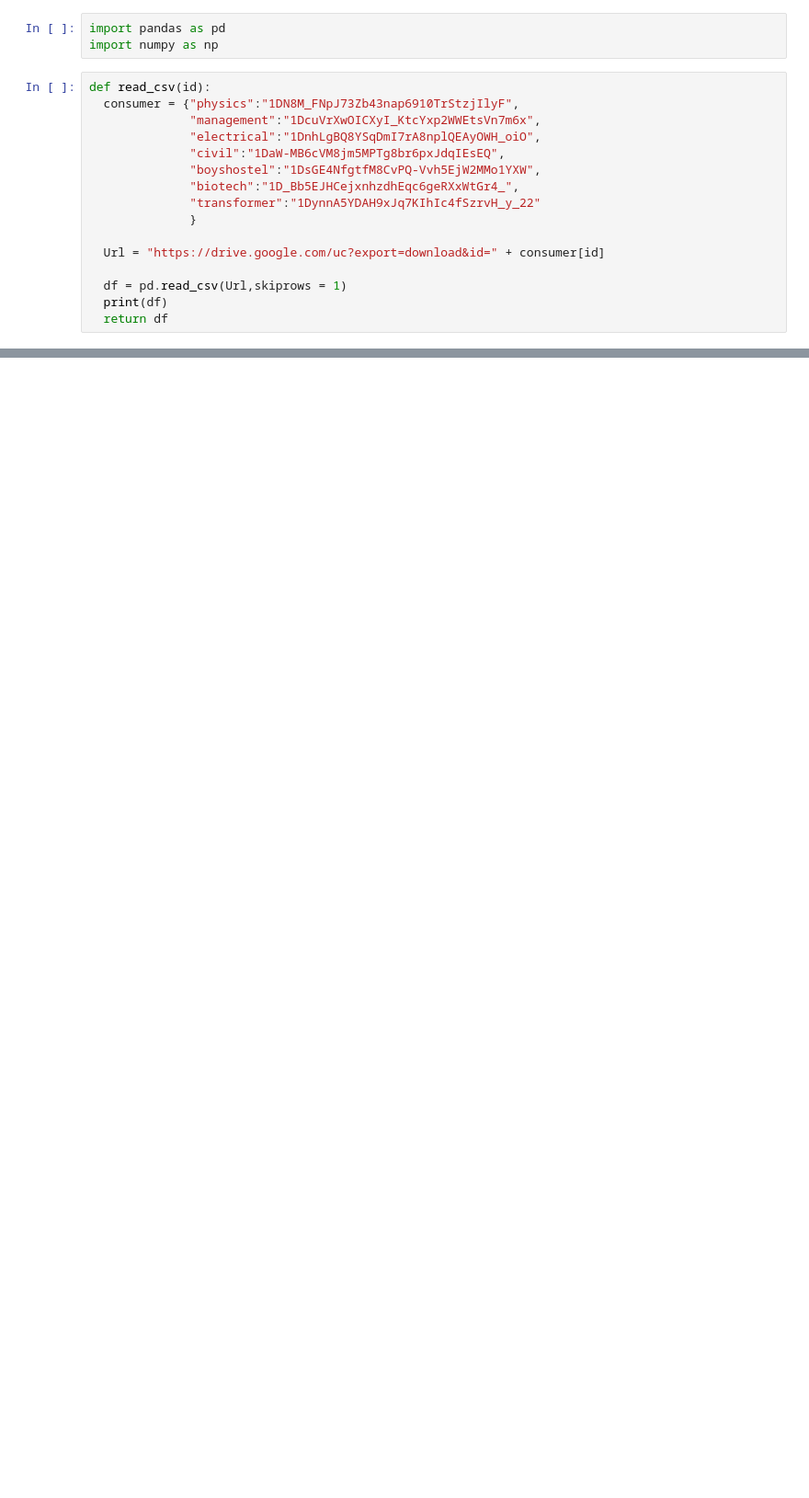
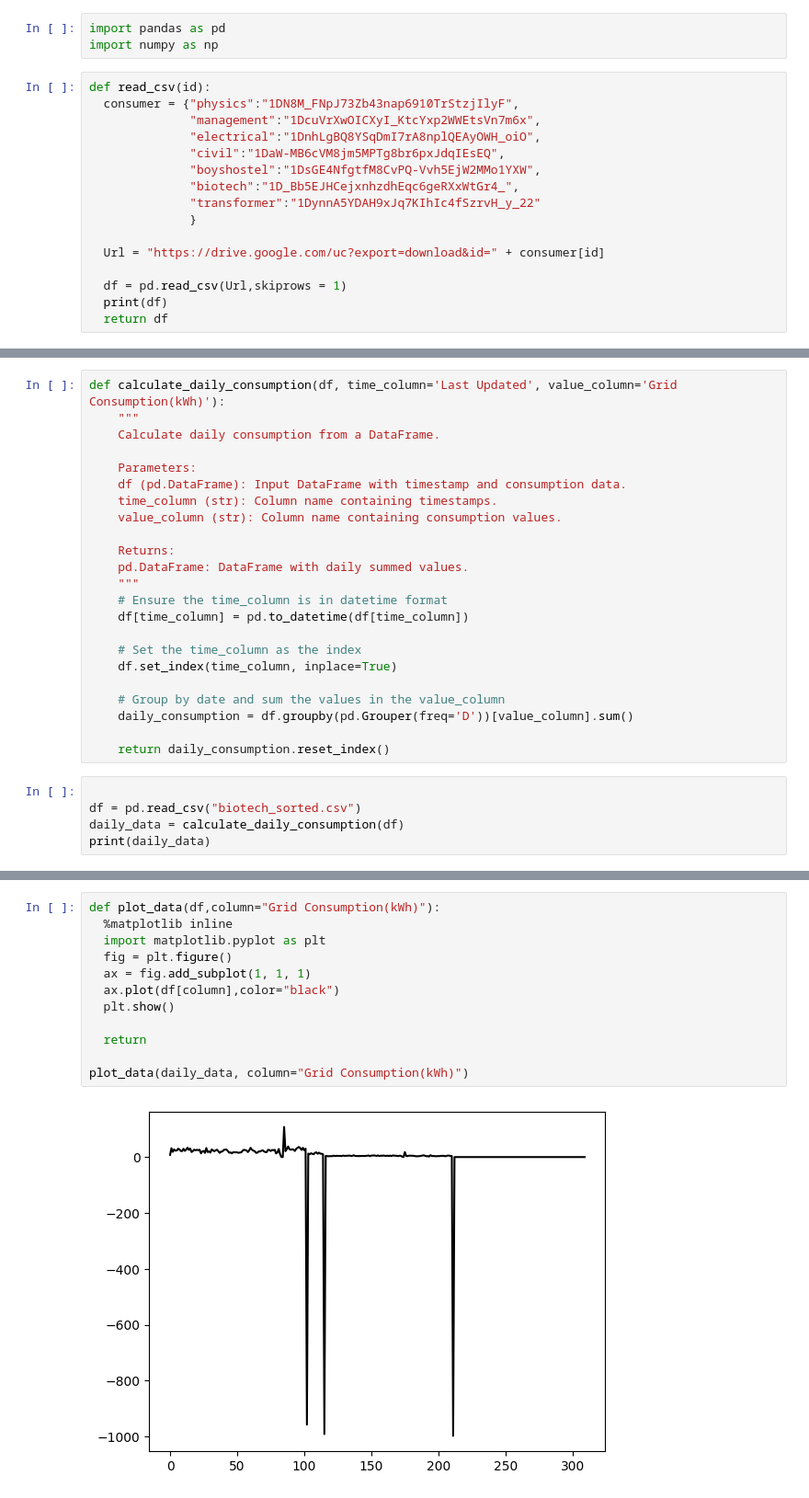
Before and after one commit to EnDFLab/EMCS_Project, a Jupyter notebook: smart_meter_data_analytics.ipynb, the cells around one changed output, grey strips where cells are left out. Shown at 92% size. Cells and saved outputs as stored; diff of their text form; blank space fills up the shorter version.

```diff
--- a/smart_meter_data_analytics.ipynb
+++ b/smart_meter_data_analytics.ipynb
@@ -118,0 +100,28 @@ for id in consumer_id:
+# %%
+def calculate_daily_consumption(df, time_column='Last Updated', value_column='Grid Consumption(kWh)'):
+    """
+    Calculate daily consumption from a DataFrame.
+
+    Parameters:
+    df (pd.DataFrame): Input DataFrame with timestamp and consumption data.
+    time_column (str): Column name containing timestamps.
+    value_column (str): Column name containing consumption values.
+
+    Returns:
+    pd.DataFrame: DataFrame with daily summed values.
+    """
+    # Ensure the time_column is in datetime format
+    df[time_column] = pd.to_datetime(df[time_column])
+
+    # Set the time_column as the index
+    df.set_index(time_column, inplace=True)
+
+    # Group by date and sum the values in the value_column
+    daily_consumption = df.groupby(pd.Grouper(freq='D'))[value_column].sum()
+
+    return daily_consumption.reset_index()
+# %%
+
+df = pd.read_csv("biotech_sorted.csv")
+daily_data = calculate_daily_consumption(df)
+print(daily_data)
@@ -118,0 +143,14 @@ for id in consumer_id:
+# %%
+def plot_data(df,column="Grid Consumption(kWh)"):
+  %matplotlib inline
+  import matplotlib.pyplot as plt
+  fig = plt.figure()
+  ax = fig.add_subplot(1, 1, 1)
+  ax.plot(df[column],color="black")
+  plt.show()
+
+  return
+
+plot_data(daily_data, column="Grid Consumption(kWh)")
+# %% [output]
+[figure, added]
```
Also changed, not shown: parts of 4 cells of this notebook.
